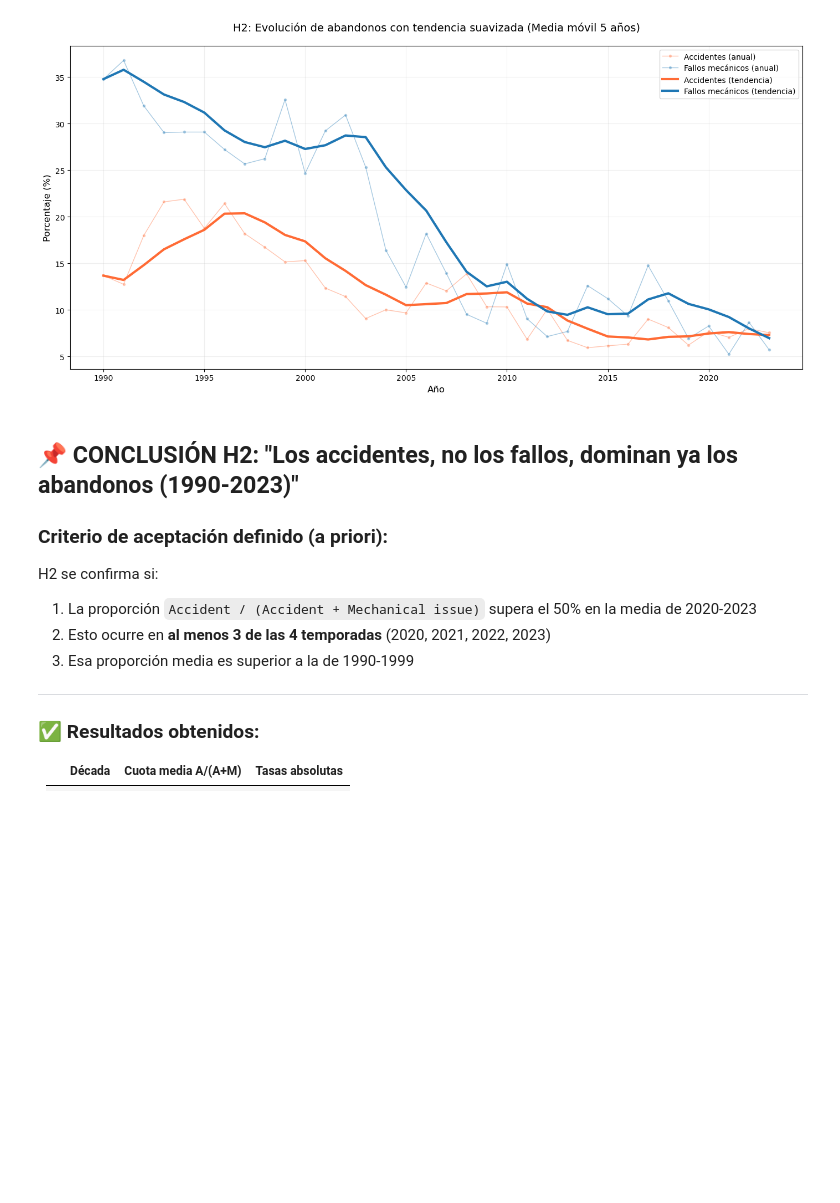
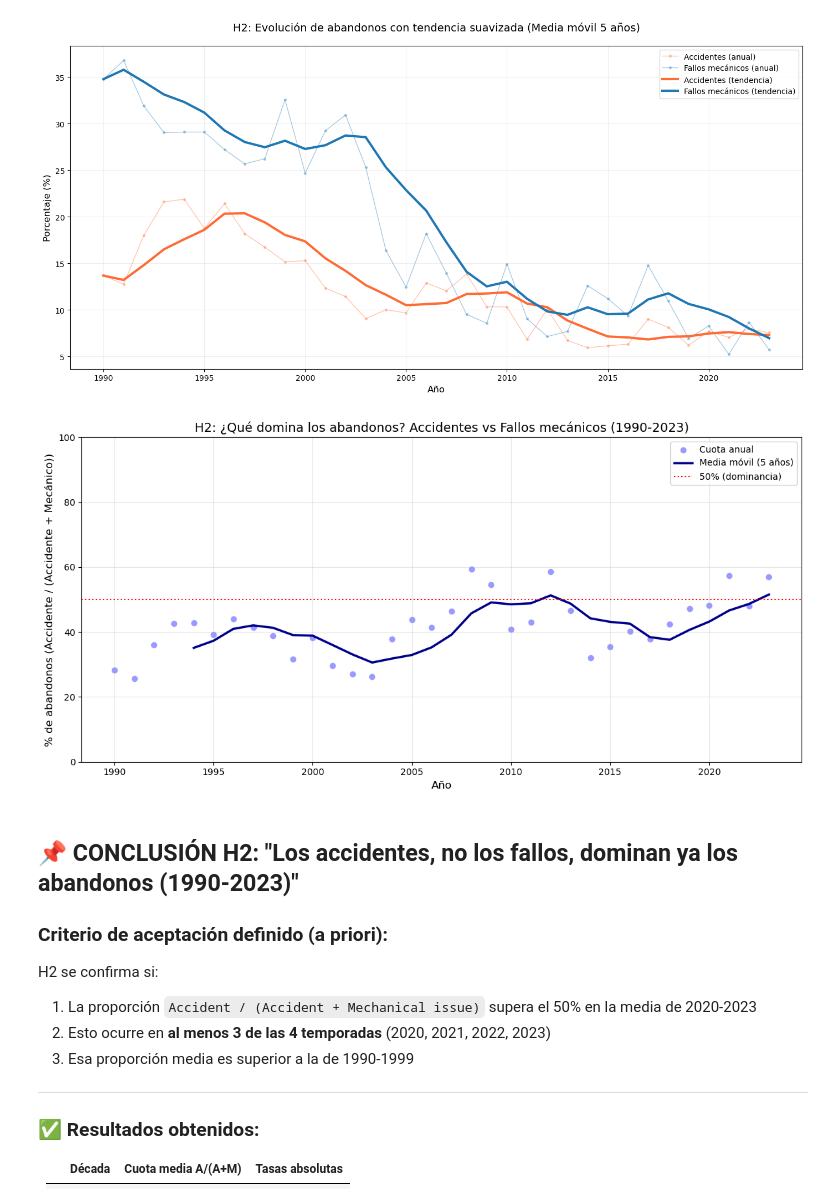
Before and after one commit to BorjaBG/EDA_F1, a Jupyter notebook: notebooks/hipotesis 2.ipynb, the cells around one changed output. Saved outputs shown, nothing was run; the diff lists cells and outputs as text; code cells hidden in the pictures; blank space fills up the shorter version.

Commit message:
Añadir grafico de media movil de A/(A+M)

```diff
--- a/notebooks/hipotesis 2.ipynb
+++ b/notebooks/hipotesis 2.ipynb
@@ -325,6 +325,27 @@ plt.tight_layout()
 plt.show()
 # %% [output]
 [figure]
+# %%
+# --- Gráfico de media móvil de A/(A+M) ---
+
+# 1. Calcular cuota A/(A+M) por año
+cuota_am = (accidentes_90_23 / (accidentes_90_23 + mecanicos_90_23)) * 100
+
+# 2. Gráfico de media móvil
+plt.figure(figsize=(12, 6))
+sns.scatterplot(x=cuota_am.index, y=cuota_am, color='blue', alpha=0.4, s=50, label='Cuota anual')
+sns.lineplot(data=cuota_am.rolling(window=5).mean(), color='darkblue', linewidth=2.5, label='Media móvil (5 años)')
+plt.axhline(y=50, color='red', linestyle=':', linewidth=1.5, label='50% (dominancia)')
+plt.title('H2: ¿Qué domina los abandonos? Accidentes vs Fallos mecánicos (1990-2023)', fontsize=14)
+plt.xlabel('Año', fontsize=12)
+plt.ylabel('% de abandonos (Accidente / (Accidente + Mecánico))', fontsize=12)
+plt.legend(fontsize=10)
+plt.grid(True, alpha=0.3)
+plt.ylim(0, 100)
+plt.tight_layout()
+plt.show()
+# %% [output]
+[figure, added]
 # %% [markdown]
 ## 📌 CONCLUSIÓN H2: "Los accidentes, no los fallos, dominan ya los abandonos (1990-2023)"
 
```
